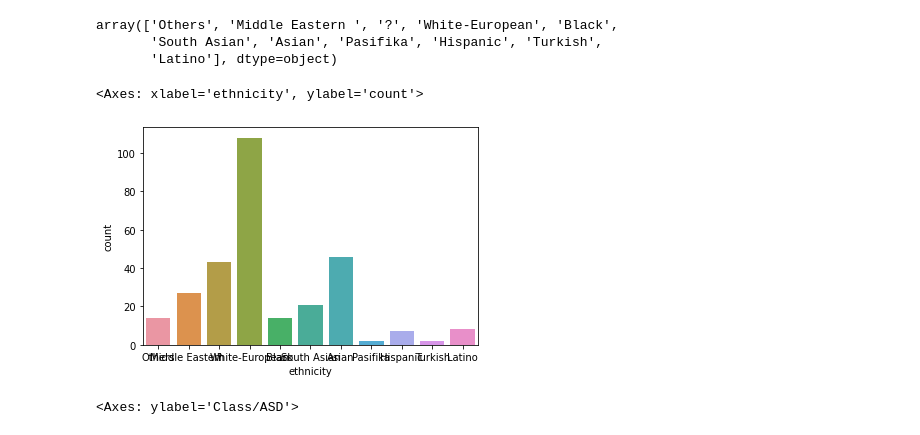
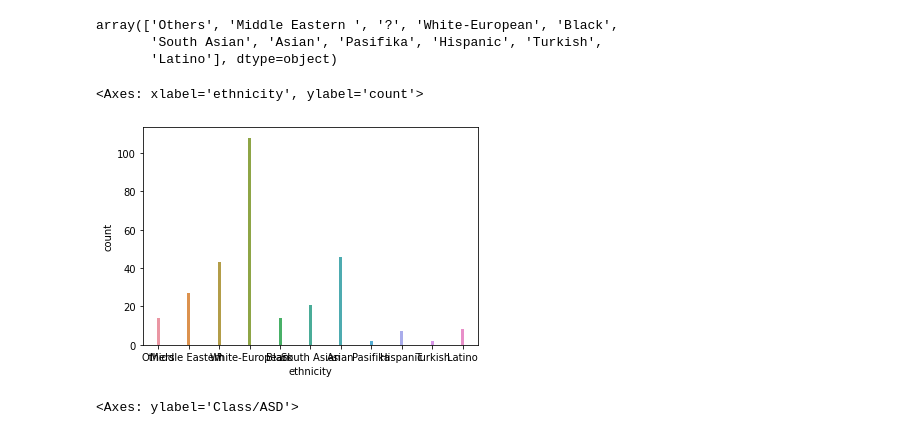
Before and after one commit to samratabduljalil/Detection-of-Autism-Spectrum-Disorder, a Jupyter notebook: code/Detection_of_Autism_Spectrum_Disorder.ipynb, the cells around one changed output. Drawn from its saved outputs; the diff is of its cells as text; code cells hidden in the pictures.

```diff
--- a/code/Detection_of_Autism_Spectrum_Disorder.ipynb
+++ b/code/Detection_of_Autism_Spectrum_Disorder.ipynb
@@ -59,10 +59,10 @@ array(['Others', 'Middle Eastern ', '?', 'White-European', 'Black',
        'South Asian', 'Asian', 'Pasifika', 'Hispanic', 'Turkish',
        'Latino'], dtype=object)
 # %%
-sns.countplot(data=data,x="ethnicity")
+sns.countplot(data=data,x="ethnicity",width=.1)
 # %% [output]
 <Axes: xlabel='ethnicity', ylabel='count'>
-[figure, old version]
+[figure, new version]
 # %%
 data.groupby(['ethnicity']).sum().plot(kind='pie',y='Class/ASD')
 # %% [output]
```
Also changed, not shown: parts of 3 cells of this notebook.
